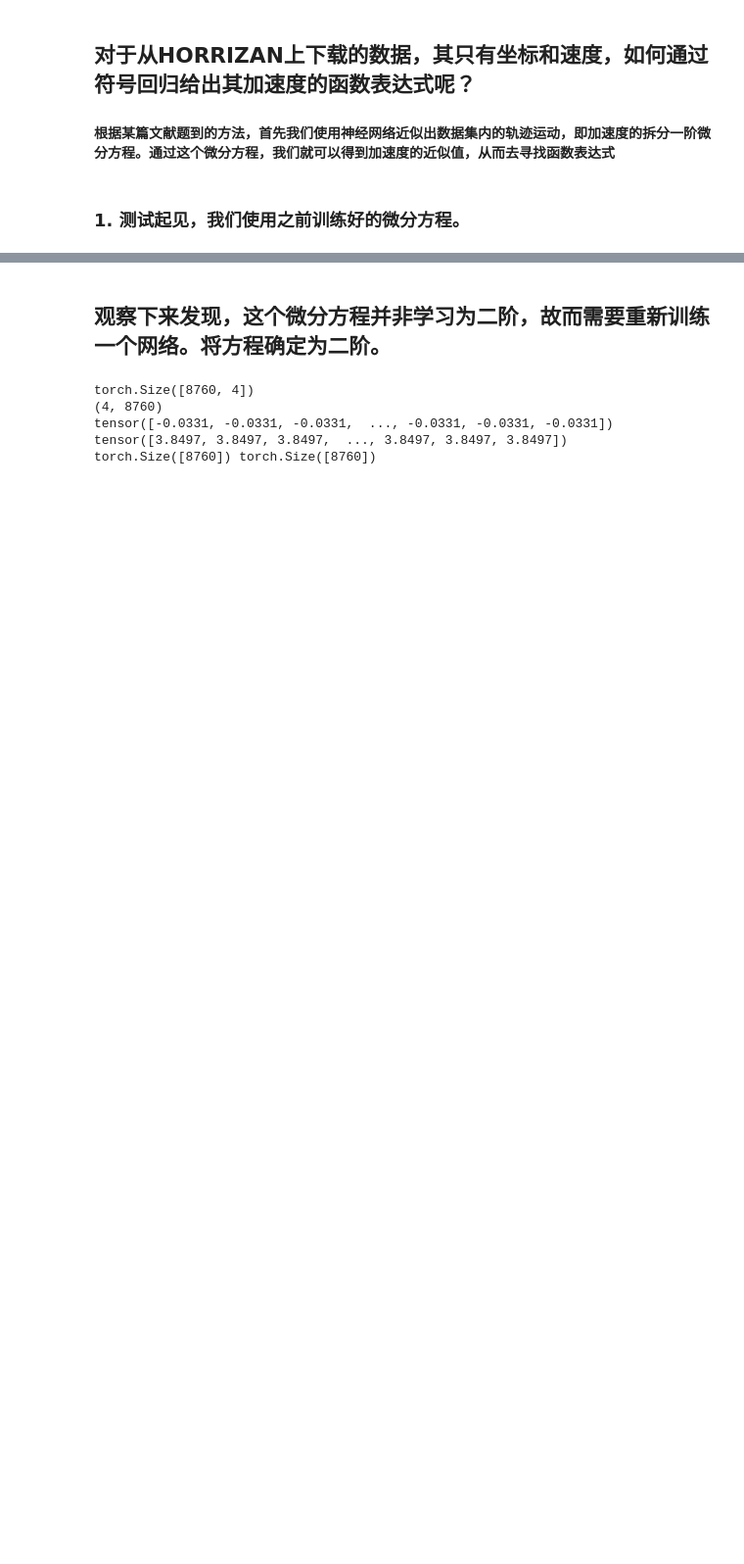
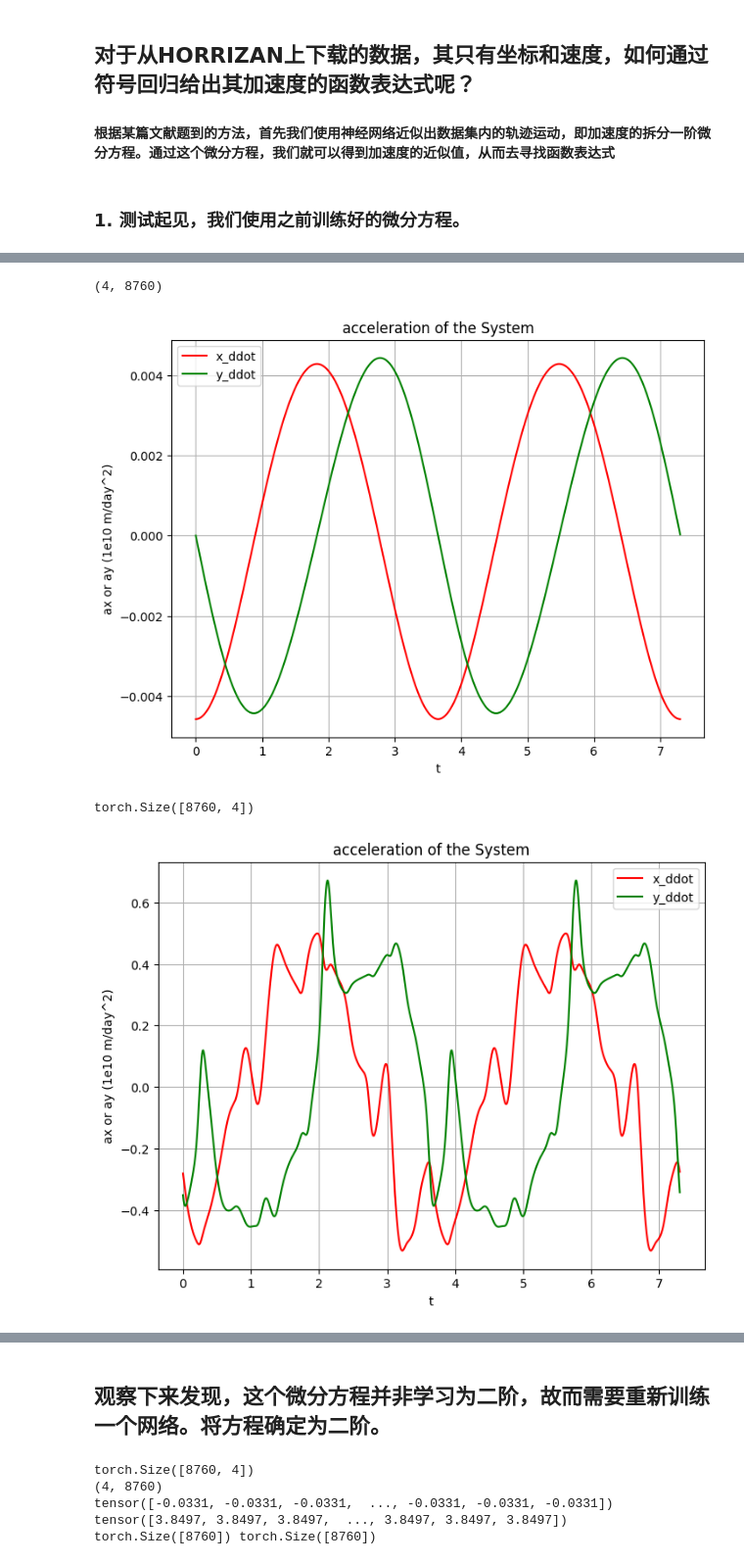
Before and after one commit to wears8/graduaion_project, a Jupyter notebook: symbol_recycle/slove_method.ipynb, the cells around one changed output, grey strips where cells are left out. Shown at 98% size. Cells and saved outputs as stored; diff of their text form; code cells hidden in the pictures; blank space fills up the shorter version.

```diff
--- a/symbol_recycle/slove_method.ipynb
+++ b/symbol_recycle/slove_method.ipynb
@@ -58,32 +60,39 @@ M = 1.989e30  # 太阳质量
 GM = G * M
 
 # 加速度分量
 x_ddot = -GM * x / r**3
 y_ddot = -GM * y / r**3
 
 
 plt.figure(figsize=(8, 6))
 plt.plot(t,x_ddot, color = 'red',label = 'x_ddot')
 plt.plot(t,y_ddot, color = 'green',label = 'y_ddot')
 plt.xlabel('t')
 plt.ylabel('ax or ay (1e10 m/day^2)')
 plt.title('acceleration of the System')
 plt.legend()
 plt.grid()
 plt.show()
 
 
 # 根据模型计算出的加速度
 yo = torch.tensor(yy.T, dtype=torch.float32)
+t = torch.tensor(t,dtype = torch.float32)
 tt = model.forward(t,yo)
+pre = tt.detach().numpy()
 print(yo.shape)
 
 plt.figure(figsize=(8, 6))
-plt.plot(t,yo[:,2], color = 'red',label = 'x_ddot')
-plt.plot(t,yo[:,3], color = 'green',label = 'y_ddot')
+plt.plot(t,pre[:,2], color = 'red',label = 'x_ddot')
+plt.plot(t,pre[:,3], color = 'green',label = 'y_ddot')
 plt.xlabel('t')
 plt.ylabel('ax or ay (1e10 m/day^2)')
 plt.title('acceleration of the System')
 plt.legend()
 plt.grid()
 plt.show()
+# %% [output]
+(4, 8760)
+[figure, added]
+torch.Size([8760, 4])
+[figure, added]
```
Also changed, not shown: parts of 13 cells of this notebook, 8 other files.
